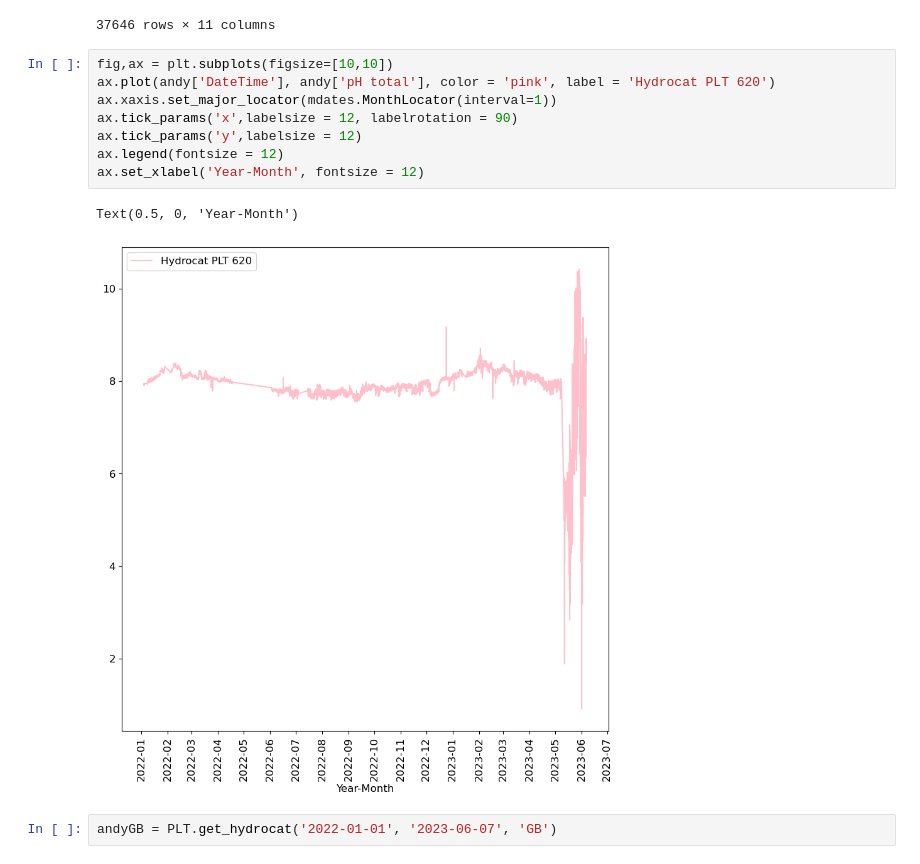
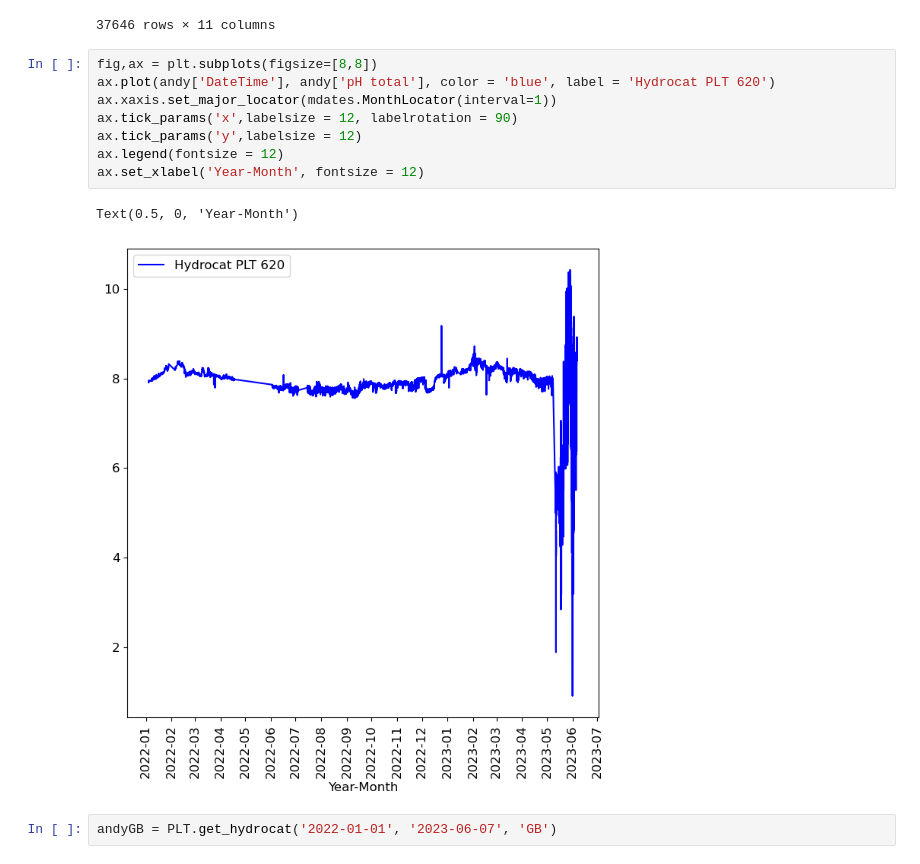
Before and after one commit to abby-baskind/phyto, a Jupyter notebook: for_georgia.ipynb, the cells around one changed output. Drawn from its saved outputs; the diff is of its cells as text.

```diff
--- a/for_georgia.ipynb
+++ b/for_georgia.ipynb
@@ -349,16 +353,16 @@ andy
 | 46999 | 2023-06-06T23:46:29.000Z | 06/06/2023 23:45:00 | 16.3026 | 37.2862 | 7.433 | ... |
 37646 rows × 11 columns
 # %%
-fig,ax = plt.subplots(figsize=[10,10])
-ax.plot(andy['DateTime'], andy['pH total'], color = 'pink', label = 'Hydrocat PLT 620')
+fig,ax = plt.subplots(figsize=[8,8])
+ax.plot(andy['DateTime'], andy['pH total'], color = 'blue', label = 'Hydrocat PLT 620')
 ax.xaxis.set_major_locator(mdates.MonthLocator(interval=1))
 ax.tick_params('x',labelsize = 12, labelrotation = 90)
 ax.tick_params('y',labelsize = 12)
 ax.legend(fontsize = 12)
 ax.set_xlabel('Year-Month', fontsize = 12)
 # %% [output]
 Text(0.5, 0, 'Year-Month')
-[figure, old version]
+[figure, new version]
 # %%
 andyGB = PLT.get_hydrocat('2022-01-01', '2023-06-07', 'GB')
 # %%
```
Also changed, not shown: parts of 16 cells of this notebook.
